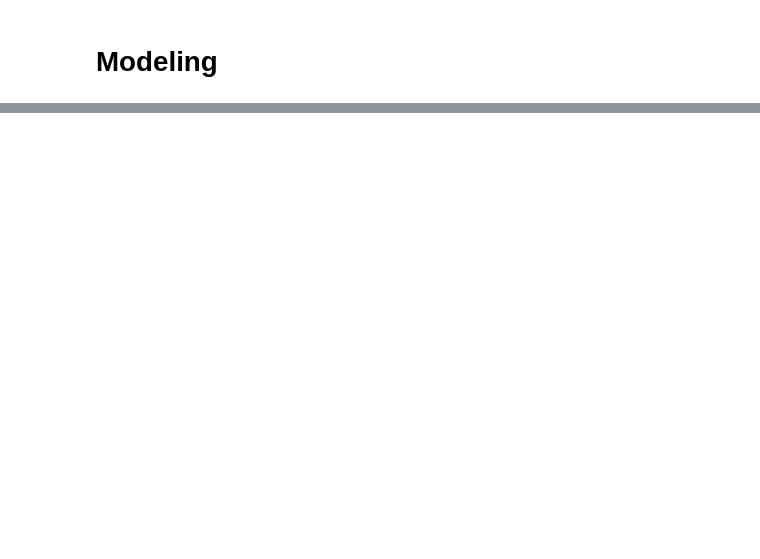
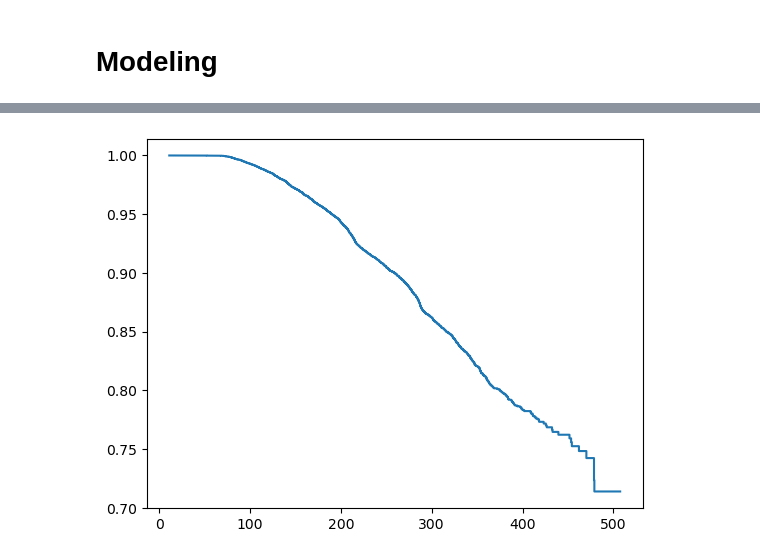
Before and after one commit to Alwaline/predictive_maintenance, a Jupyter notebook: notebooks/EDA.ipynb, the cells around one changed output, grey strips where cells are left out. Drawn from its saved outputs; the diff is of its cells as text; code cells hidden in the pictures; blank space fills up the shorter version.

```diff
--- a/notebooks/EDA.ipynb
+++ b/notebooks/EDA.ipynb
@@ -982,0 +1012,6 @@ df_operational_readouts_tr_full
+# %%
+tr_complete = pd.read_csv("../data/tr_complete.csv")
+# %%
+last_sample = tr_complete.groupby("vehicle_id").last()
+diff_last = last_sample["length_of_study_time_step"] - last_sample["time_step"]
+diff_last
@@ -982,0 +1074,2 @@ df_operational_readouts_tr_full
+# %%
+last_sample.dropna(inplace=True)
@@ -982,0 +1095,10 @@ df_operational_readouts_tr_full
+# %%
+y = Surv.from_arrays(event=last_sample["in_study_repair"].astype("bool"),
+                     time=last_sample["time_step"])
+# %%
+time, survival_prob = kaplan_meier_estimator(y["event"], y["time"])
+
+plt.step(time, survival_prob)
+plt.show()
+# %% [output]
+[figure, added]
```
Also changed, not shown: parts of 25 cells of this notebook.
